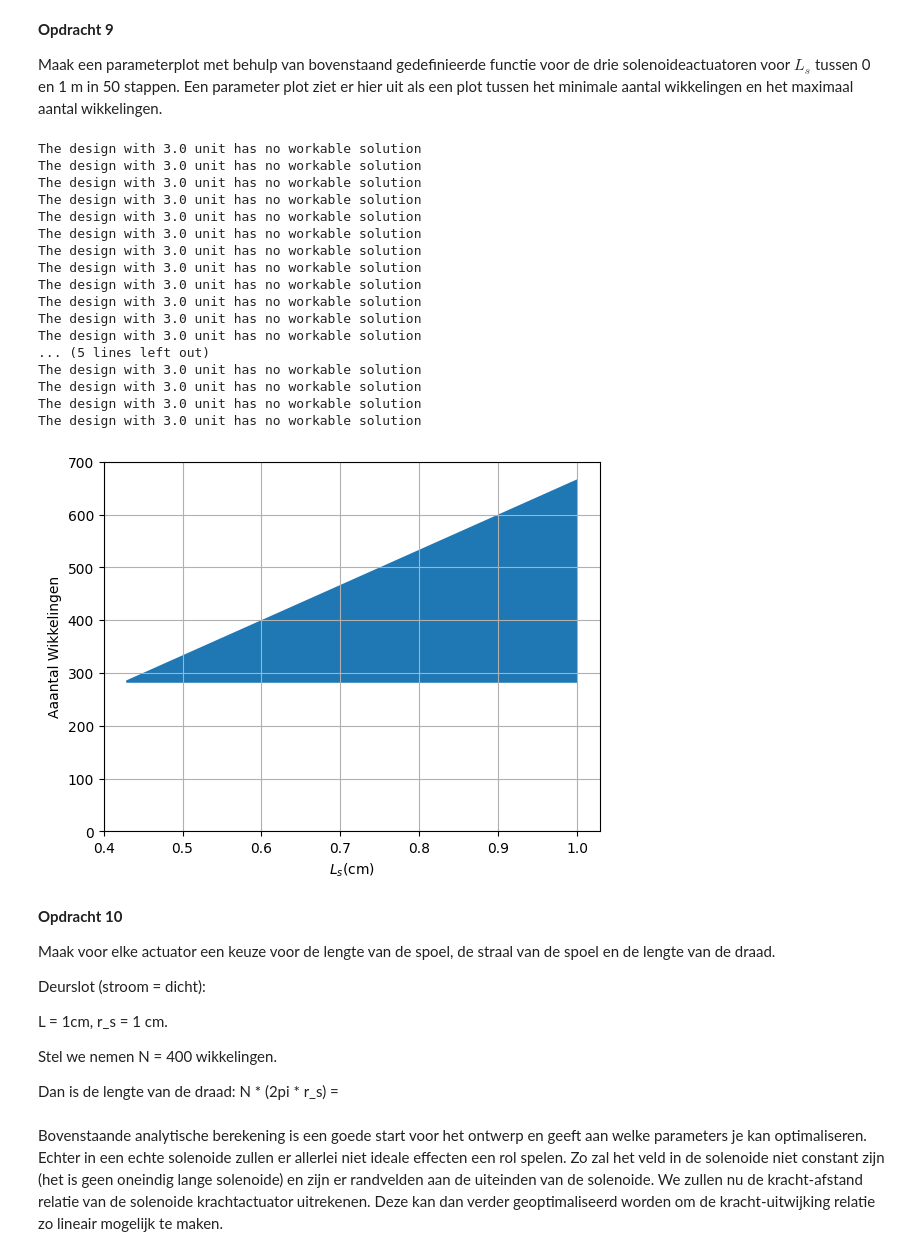
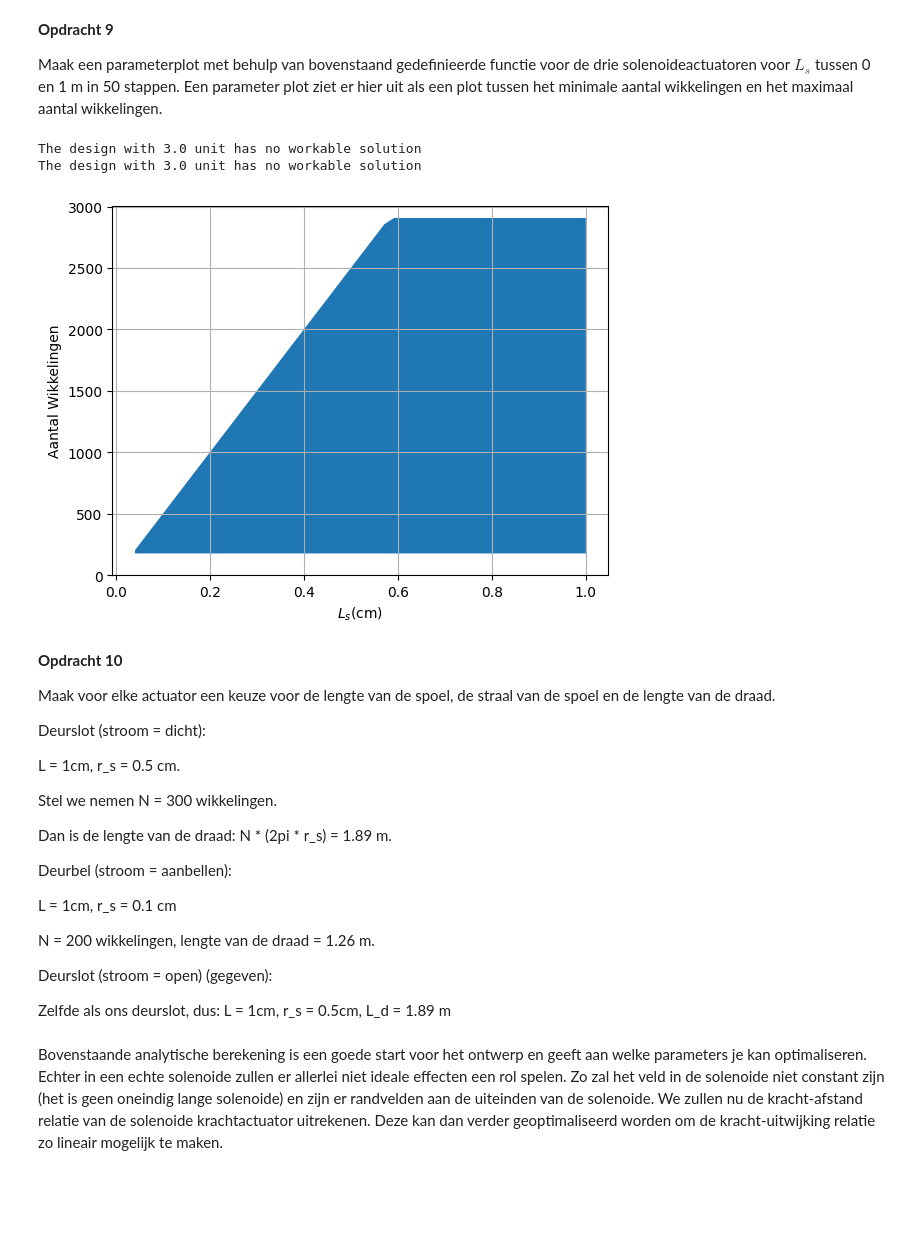
Before and after one commit to Timomloo/opdrachten-DEF-D, a Jupyter notebook: DigitaleOntwerpopdrachten/2KrachtactuatorOpdracht/KrachtactuatorOpdrachtd.ipynb, the cells around one changed output. Cells and saved outputs as stored; diff of their text form; code cells hidden in the pictures; blank space fills up the shorter version.

```diff
--- a/DigitaleOntwerpopdrachten/2KrachtactuatorOpdracht/KrachtactuatorOpdrachtd.ipynb
+++ b/DigitaleOntwerpopdrachten/2KrachtactuatorOpdracht/KrachtactuatorOpdrachtd.ipynb
@@ -160,11 +160,11 @@ V = 20 #V
 I = 2 #A
 r_d = 0.2e-3 * 0.5 #diameter / 2 (in m)
 rho_koper = 1.72e-8 #Ohm
-r_s = 0.005 #straal van de spoel, ook in m
+r_s = 0.001 #straal van de spoel, ook in m
 
-def bepalingL_max(V,I,r_d):
+def bepalingL_max(V,I,r_d): #maximale draadlengte
     weerstand = V / I
-    opp_draad = np.pi * (r_d/2)**2
+    opp_draad = np.pi * (r_d)**2
     return (weerstand * opp_draad / rho_koper)
 # %% [markdown]
 **Opdracht 7**
@@ -191,21 +191,21 @@ Plaats hier een png met jullie eventuele analytische afleiding.
 # %%
 ### BEGIN SOLUTION
 
-F_benodigd = 25 #N (deurslot)
+F_benodigd = 1 #N (deurslot)
 g = 0.005 #luchtspleet in de spoel #m
 mu_0 = 4*np.pi * 1e-7 #H/m
-mu_ijzer = 100 # er zit ijzer tussen, die versterkt de kracht. Het is dus een linear medium met een effectieve permeabiliteit
-mu_eff = mu_0 * mu_ijzer
+mu_ijzer = 100 # er zit ijzer tussen, die versterkt de kracht. Het is dus een linear medium met een effectieve permeabiliteit. De waarde is normaal 1000 of meer, maar voor een realistisch beeld nemen we 100
+mu_eff = mu_0 * mu_ijzer #effectieve permeabiliteit
 
 def aantal_wikkelingen(L_s):
     # Voeg hieronder de formules voor het maximum en minimum aantal wikkelingen.
     opp_spoel = np.pi * (r_s)**2 #opp van de spoel door de straal
-    N_min = np.sqrt((2 * F_benodigd * g**2) / (mu_eff * opp_spoel)) / I #uit de afgeleide formule
-    N_max_1 = L_s / (diameter) #door de
-    N_max_2 = bepalingL_max(V,I,diameter) / (2*np.pi*r_s)
+    N_min = np.sqrt((2 * F_benodigd * g**2) / (mu_eff * opp_spoel)) / I #uit de formule die we net hebben afgeleid
+    N_max_1 = L_s / (r_d * 2) #de door de draaddikte maximaal aantal windingen.
+    N_max_2 = bepalingL_max(V,I,r_d) / (2*np.pi*r_s) #maximum door maximale draadlengte
 
     N_max = min(N_max_1,N_max_2)
-    a = 3
+    a = 3 #anders werkt de functie niet
     if N_min > N_max: ## Als het ontwerp niet mogelijk is.
         print('The design with %.1f unit has no workable solution'%a)
         N_min = np.nan
@@ -214,7 +214,7 @@ def aantal_wikkelingen(L_s):
 
 opp_spoel = np.pi * (r_s)**2
 N_min = np.sqrt((2 * F_benodigd * g**2) / (mu_eff * opp_spoel)) / I
-N_max_1 = 1 / (diameter)
-N_max_2 = bepalingL_max(V,I,diameter) / (2*np.pi*r_s)
-print('Minimale aantal: ', N_min,'Maximale aantal door de dikte:',N_max_1,'Maximale aantal door draadlengte en straal:',N_max_2)
+N_max_1 = 1 / (r_d * 2)
+N_max_2 = bepalingL_max(V,I,r_d) / (2*np.pi*r_s)
+print('Minimale aantal: ', N_min,'Maximale aantal door de dikte:',N_max_1,'Maximale aantal door draadlengte en straal:',N_max_2) #om makkelijk te kunnen zien hoeveel er nodig is.
 # %% [output]
@@ -238,41 +238,37 @@ Text(0, 0.5, 'y')
 
 Maak een parameterplot met behulp van bovenstaand gedefinieerde functie voor de drie solenoideactuatoren voor $L_s$ tussen 0 en 1 m in 50 stappen. Een parameter plot ziet er hier uit als een plot tussen het minimale aantal wikkelingen en het maximaal aantal wikkelingen.
 # %%
+V = 20
+I = 2
+r_d = 0.2e-3 * 0.5
+r_s = 0.001
+F_benodigd = 1
+mu_ijzer = 100
+
 L_s_plot = np.linspace(0,1,50)
 
 n_min_data = np.array([])
 n_max_data = np.array([])
 
 for l_s_waarde in L_s_plot:
     n_min, n_max = aantal_wikkelingen(l_s_waarde)
     n_min_data = np.append(n_min_data,n_min)
     n_max_data = np.append(n_max_data,n_max)
 
+for i in range(len(n_max_data)):
+    if n_max_data[i] == n_max_data[i-1]:
+        n_plot_max = n_max_data[i]
+
 plt.figure()
 plt.fill_between(L_s_plot,n_min_data,n_max_data)
 plt.xlabel('$L_s$(cm)')
-plt.ylabel('Aaantal Wikkelingen')
-plt.ylim(0,700)
+plt.ylabel('Aantal Wikkelingen')
+plt.ylim(0,n_plot_max+100)
 plt.grid()
 # %% [output]
 The design with 3.0 unit has no workable solution
 The design with 3.0 unit has no workable solution
-The design with 3.0 unit has no workable solution
-The design with 3.0 unit has no workable solution
-The design with 3.0 unit has no workable solution
-The design with 3.0 unit has no workable solution
-The design with 3.0 unit has no workable solution
-The design with 3.0 unit has no workable solution
-The design with 3.0 unit has no workable solution
-The design with 3.0 unit has no workable solution
-The design with 3.0 unit has no workable solution
-The design with 3.0 unit has no workable solution
-... (5 lines left out)
-The design with 3.0 unit has no workable solution
-The design with 3.0 unit has no workable solution
-The design with 3.0 unit has no workable solution
-The design with 3.0 unit has no workable solution
-[figure, old version]
+[figure, new version]
 # %% [markdown]
 **Opdracht 10**
 
@@ -280,11 +276,21 @@ Maak voor elke actuator een keuze voor de lengte van de spoel, de straal van de
 
 Deurslot (stroom = dicht):
 
-L = 1cm, r_s = 1 cm.
+L = 1cm, r_s = 0.5 cm.
 
-Stel we nemen N = 400 wikkelingen.
+Stel we nemen N = 300 wikkelingen.
 
-Dan is de lengte van de draad: N * (2pi * r_s) =
+Dan is de lengte van de draad: N * (2pi * r_s) = 1.89 m.
+
+Deurbel (stroom = aanbellen):
+
+L = 1cm, r_s = 0.1 cm
+
+N = 200 wikkelingen, lengte van de draad = 1.26 m.
+
+Deurslot (stroom = open) (gegeven):
+
+Zelfde als ons deurslot, dus: L = 1cm, r_s = 0.5cm, L_d = 1.89 m
 # %% [markdown]
 Bovenstaande analytische berekening is een goede start voor het ontwerp en geeft aan welke parameters je kan optimaliseren. Echter in een echte solenoide zullen er allerlei niet ideale effecten een rol spelen. Zo zal het veld in de solenoide niet constant zijn (het is geen oneindig lange solenoide) en zijn er randvelden aan de uiteinden van de solenoide. We zullen nu de kracht-afstand relatie van de solenoide krachtactuator uitrekenen. Deze kan dan verder geoptimaliseerd worden om de kracht-uitwijking relatie zo lineair mogelijk te maken.
 # %% [markdown]
```
Also changed, not shown: parts of 7 cells of this notebook.
